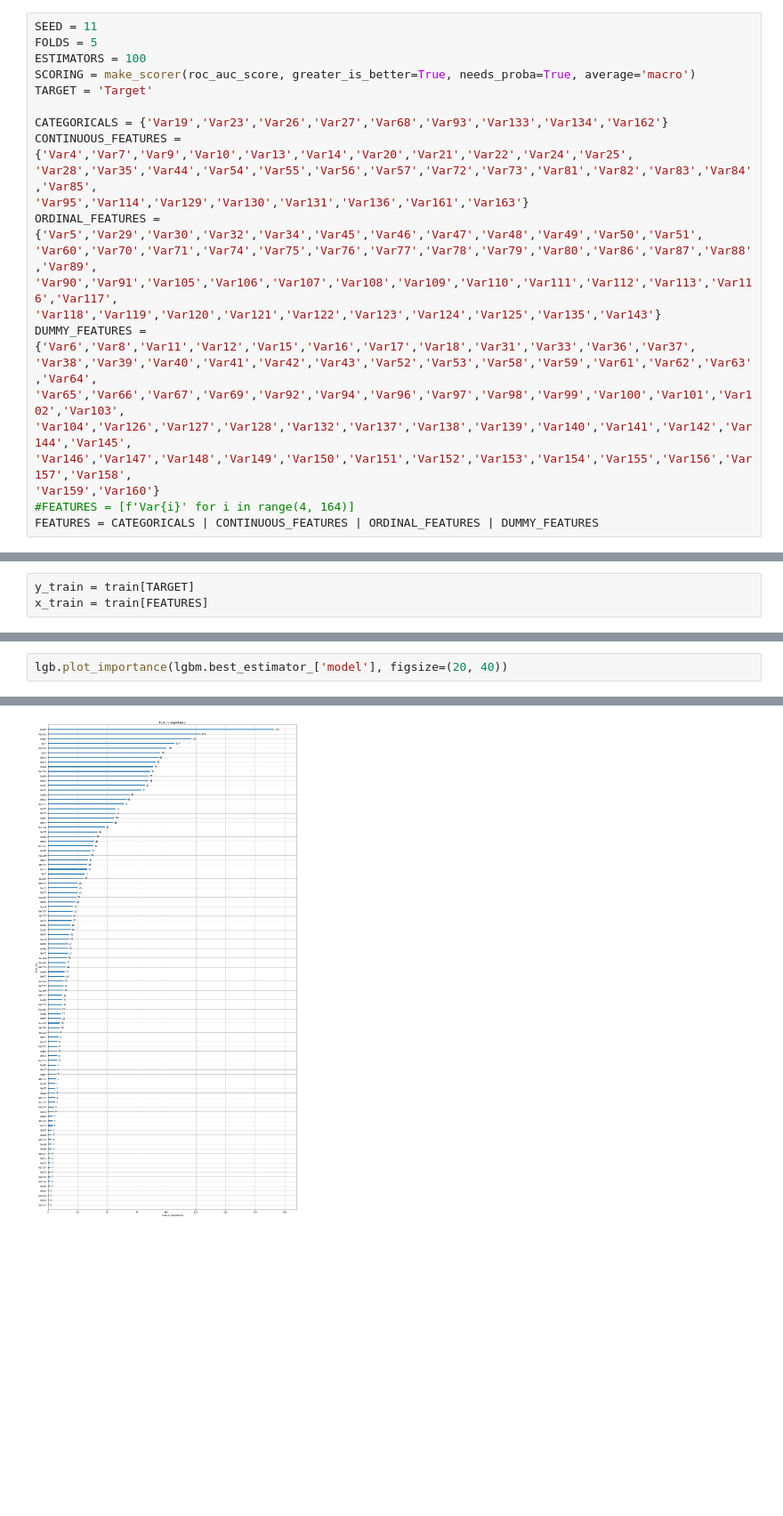
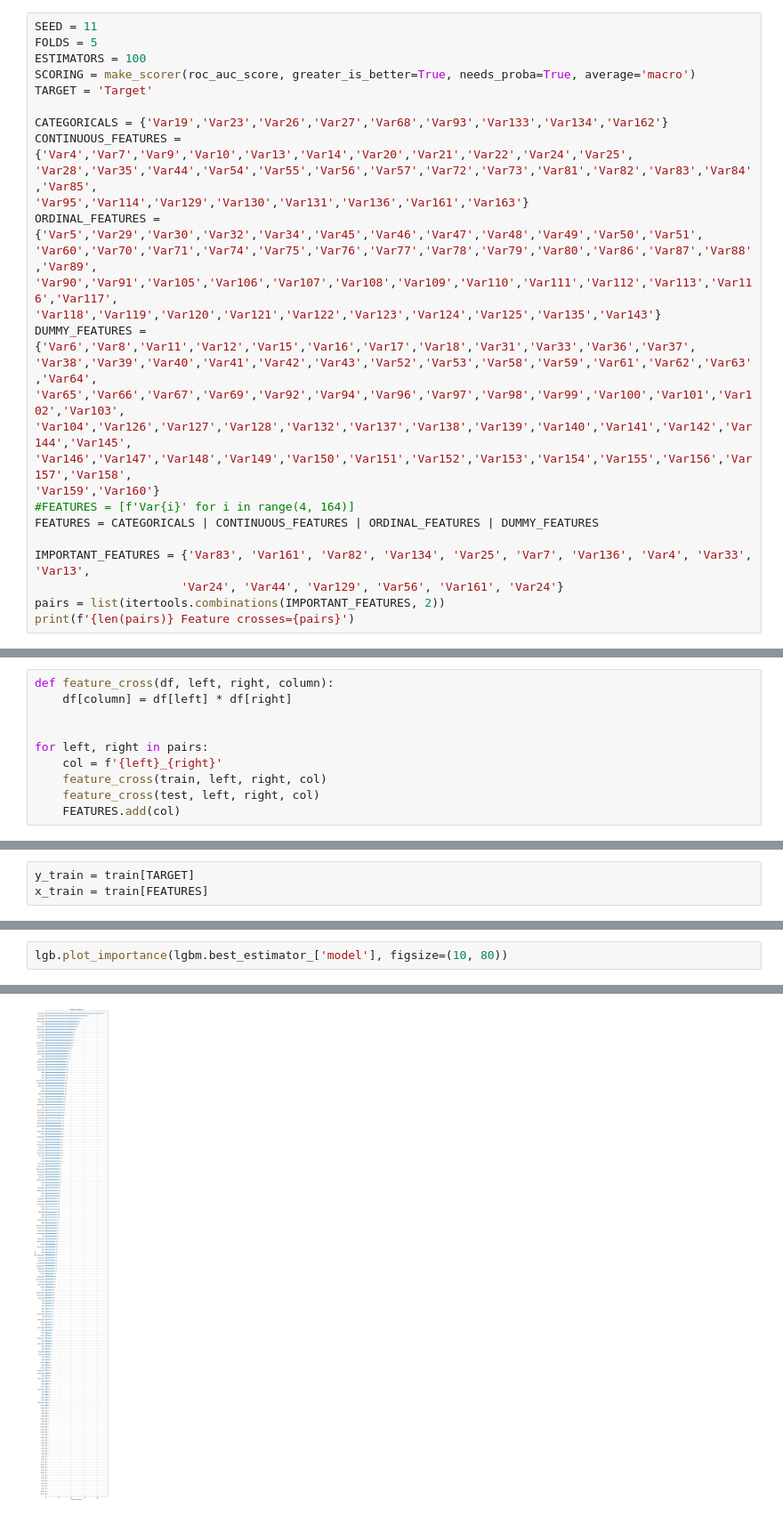
Before and after one commit to seahrh/credit-scoring-exercise, a Jupyter notebook: ex2.ipynb, the cells around one changed output, grey strips where cells are left out. Shown at 89% size. Saved outputs shown, nothing was run; the diff lists cells and outputs as text; blank space fills up the shorter version.

Commit message:
feature crosses

```diff
--- a/ex2.ipynb
+++ b/ex2.ipynb
@@ -36,3 +37,8 @@ DUMMY_FEATURES = {'Var6','Var8','Var11','Var12','Var15','Var16','Var17','Var18',
 'Var159','Var160'}
 #FEATURES = [f'Var{i}' for i in range(4, 164)]
 FEATURES = CATEGORICALS | CONTINUOUS_FEATURES | ORDINAL_FEATURES | DUMMY_FEATURES
+
+IMPORTANT_FEATURES = {'Var83', 'Var161', 'Var82', 'Var134', 'Var25', 'Var7', 'Var136', 'Var4', 'Var33', 'Var13',
+                     'Var24', 'Var44', 'Var129', 'Var56', 'Var161', 'Var24'}
+pairs = list(itertools.combinations(IMPORTANT_FEATURES, 2))
+print(f'{len(pairs)} Feature crosses={pairs}')
@@ -150,3 +160,13 @@ test[cols].head()
+# %%
+def feature_cross(df, left, right, column):
+    df[column] = df[left] * df[right]
+
+
+for left, right in pairs:
+    col = f'{left}_{right}'
+    feature_cross(train, left, right, col)
+    feature_cross(test, left, right, col)
+    FEATURES.add(col)
 # %% [markdown]
 # Feature Selection
 
@@ -211,8 +231,8 @@ best score=0.651, std=0.074
 # %%
-lgb.plot_importance(lgbm.best_estimator_['model'], figsize=(20, 40))
+lgb.plot_importance(lgbm.best_estimator_['model'], figsize=(10, 80))
 # %% [output]
 <AxesSubplot:title={'center':'Feature importance'}, xlabel='Feature importance', ylabel='Features'>
-[figure, old version]
+[figure, new version]
 # %%
 model = RandomForestClassifier(n_estimators=ESTIMATORS, class_weight='balanced_subsample')
 pipe = Pipeline([('model', model)])
```
Also changed, not shown: parts of 8 cells of this notebook.
